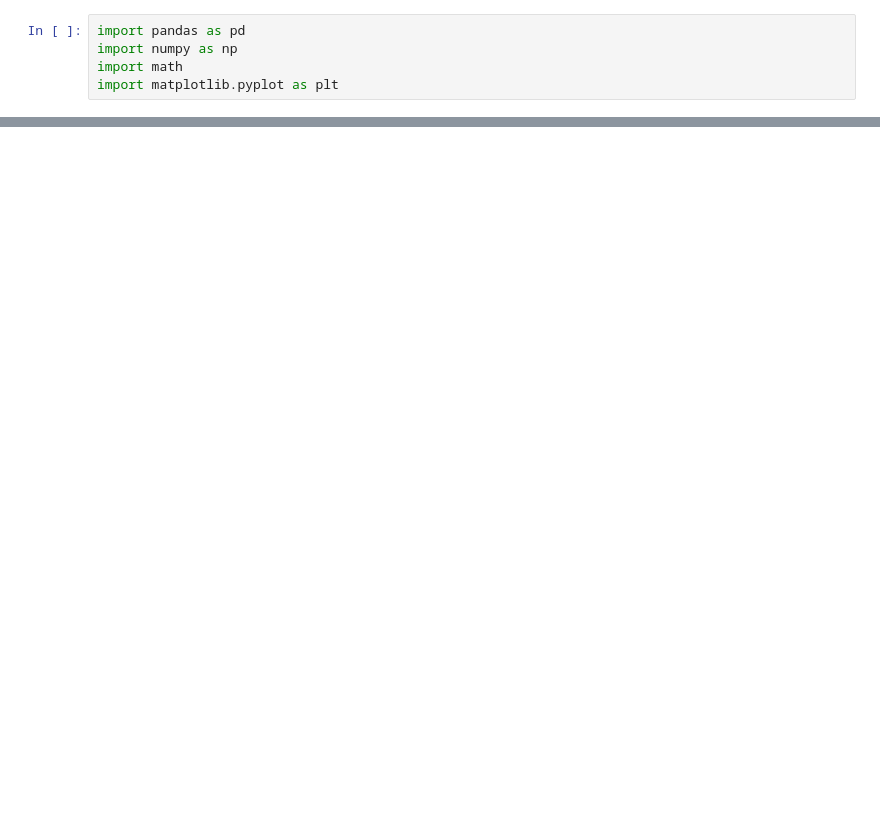
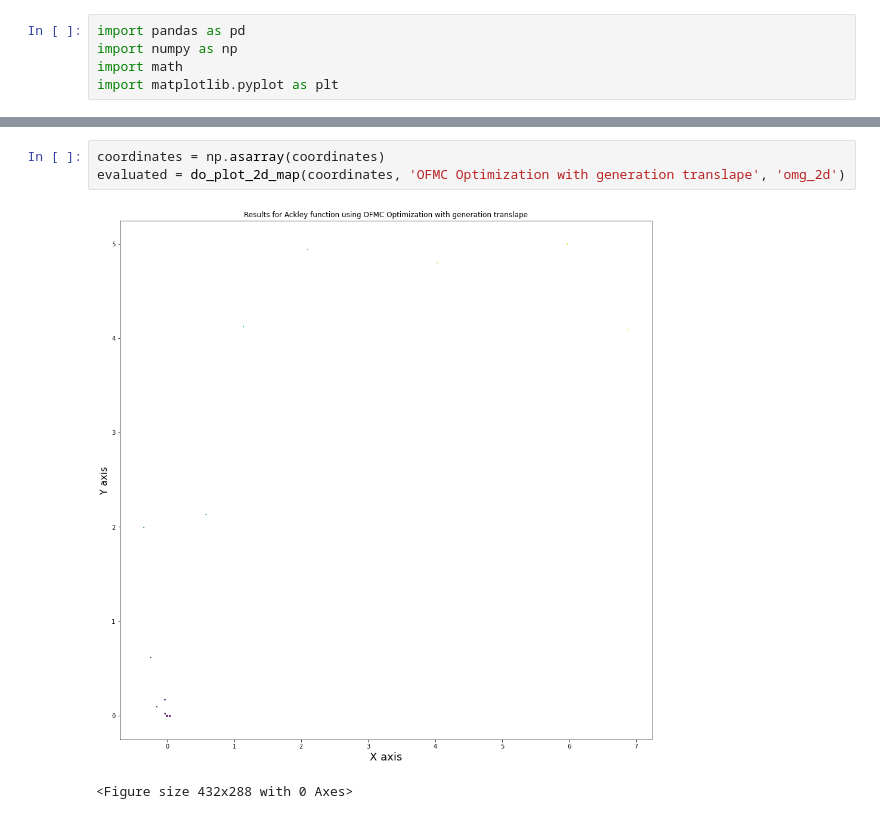
Before and after one commit to JamirLeal/python_hw, a Jupyter notebook: hw1/blind_optimization.ipynb, the cells around one changed output, grey strips where cells are left out. Cells and saved outputs as stored; diff of their text form; blank space fills up the shorter version.

```diff
--- a/hw1/blind_optimization.ipynb
+++ b/hw1/blind_optimization.ipynb
@@ -196,0 +200,6 @@ plot_curve(evaluated[:500])
+# %%
+coordinates = np.asarray(coordinates)
+evaluated = do_plot_2d_map(coordinates, 'OFMC Optimization with generation translape', 'omg_2d')
+# %% [output]
+[figure, added]
+<Figure size 432x288 with 0 Axes>
```
Also changed, not shown: parts of 35 cells of this notebook, 8 other files.
